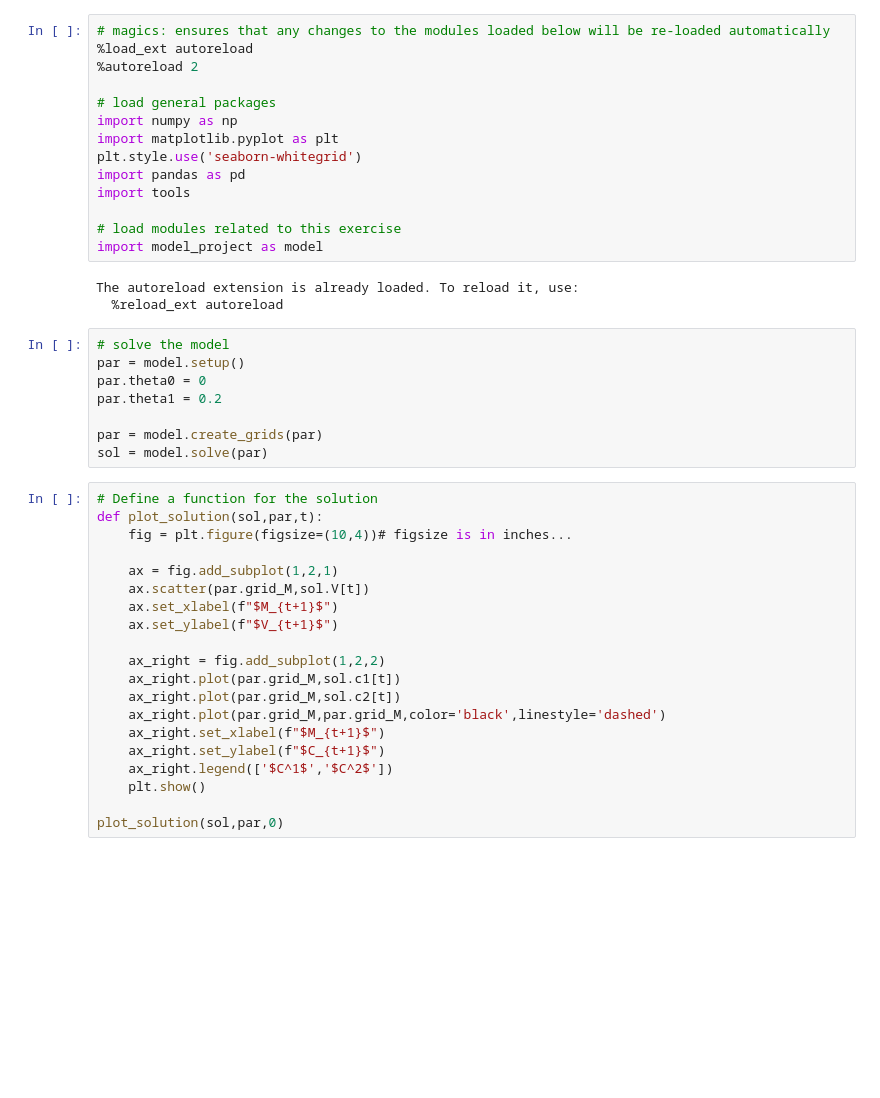
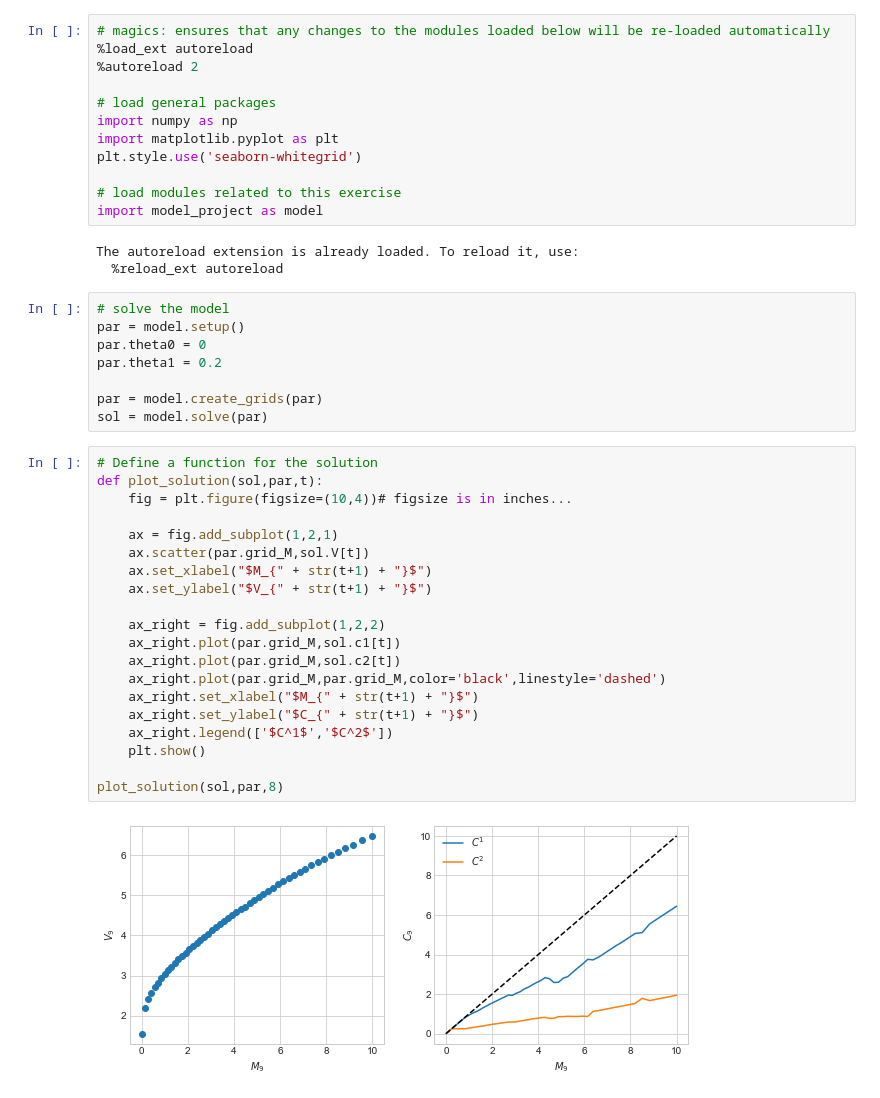
Before and after one commit to emilblicher/DP2021, a Jupyter notebook: Model w VFI/Sims.ipynb, the cells around one changed output. Cells and saved outputs as stored; diff of their text form; blank space fills up the shorter version.

```diff
--- a/Model w VFI/Sims.ipynb
+++ b/Model w VFI/Sims.ipynb
@@ -7,8 +7,6 @@
 import numpy as np
 import matplotlib.pyplot as plt
 plt.style.use('seaborn-whitegrid')
-import pandas as pd
-import tools
 
 # load modules related to this exercise
 import model_project as model
@@ -26,20 +24,22 @@ sol = model.solve(par)
 # %%
 # Define a function for the solution
 def plot_solution(sol,par,t):
     fig = plt.figure(figsize=(10,4))# figsize is in inches...
 
     ax = fig.add_subplot(1,2,1)
     ax.scatter(par.grid_M,sol.V[t])
-    ax.set_xlabel(f"$M_{t+1}$")
-    ax.set_ylabel(f"$V_{t+1}$")
+    ax.set_xlabel("$M_{" + str(t+1) + "}$")
+    ax.set_ylabel("$V_{" + str(t+1) + "}$")
 
     ax_right = fig.add_subplot(1,2,2)
     ax_right.plot(par.grid_M,sol.c1[t])
     ax_right.plot(par.grid_M,sol.c2[t])
     ax_right.plot(par.grid_M,par.grid_M,color='black',linestyle='dashed')
-    ax_right.set_xlabel(f"$M_{t+1}$")
-    ax_right.set_ylabel(f"$C_{t+1}$")
+    ax_right.set_xlabel("$M_{" + str(t+1) + "}$")
+    ax_right.set_ylabel("$C_{" + str(t+1) + "}$")
     ax_right.legend(['$C^1$','$C^2$'])
     plt.show()
 
-plot_solution(sol,par,0)
+plot_solution(sol,par,8)
+# %% [output]
+[figure, added]
```
Also changed, not shown: parts of 4 cells of this notebook, 1 other file.
